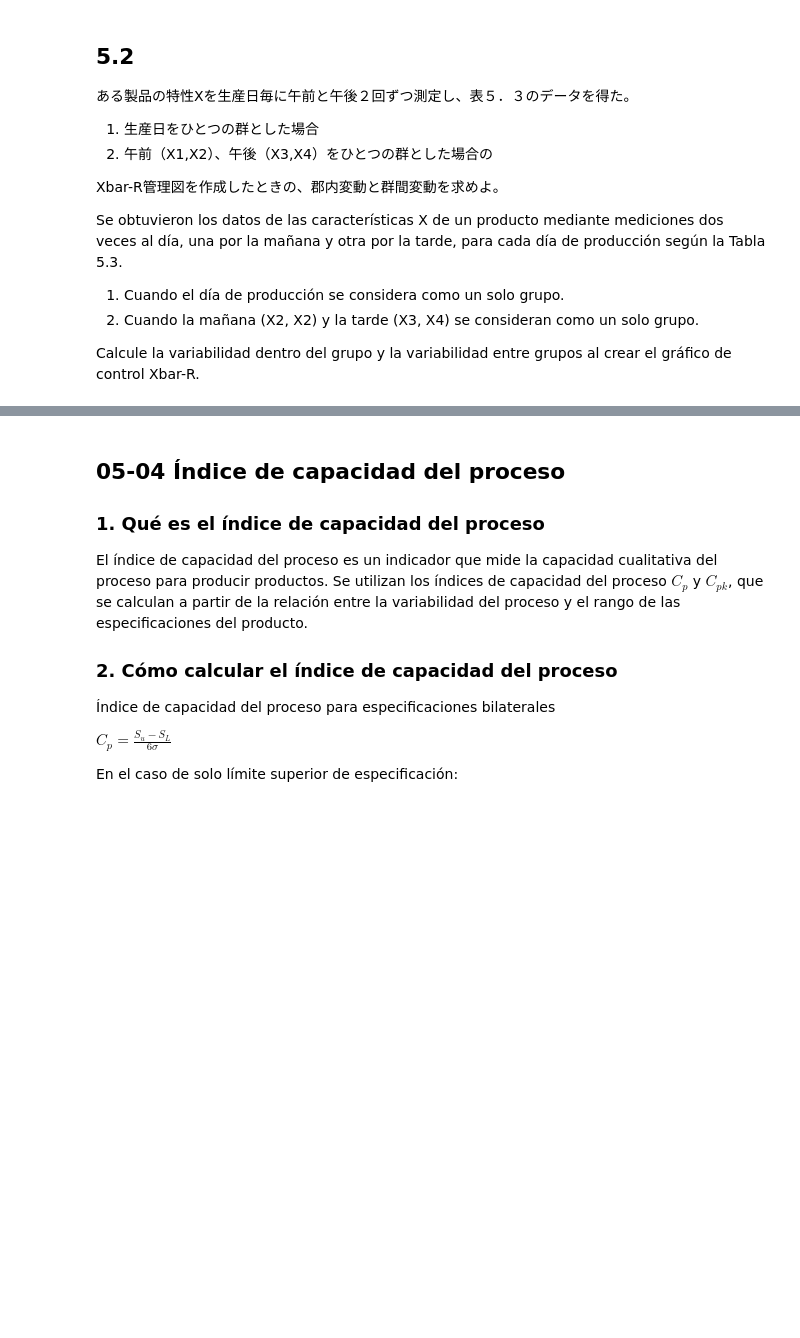
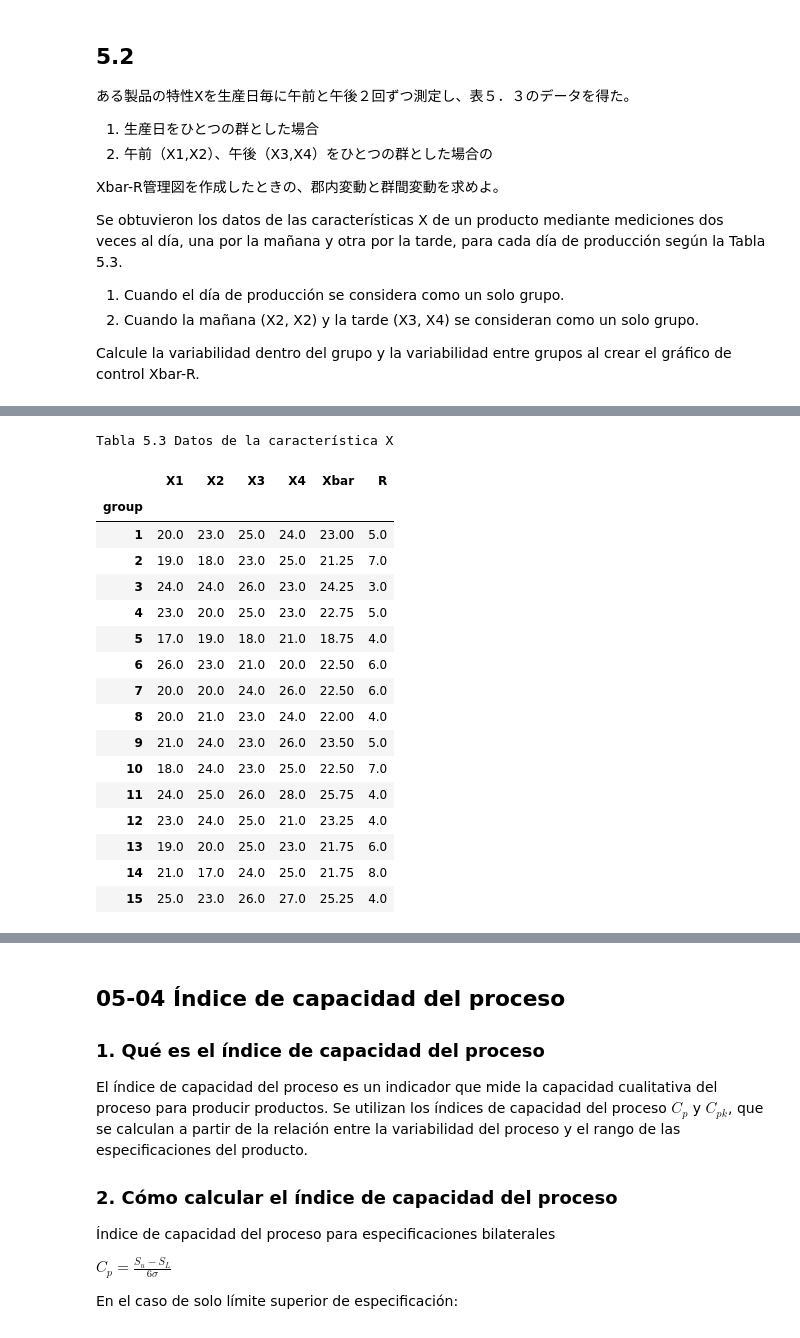
Before and after one commit to HiroshiATakano/QCKentei1, a Jupyter notebook: QCKentei1-5.ipynb, the cells around one changed output, grey strips where cells are left out. Saved outputs shown, nothing was run; the diff lists cells and outputs as text; code cells hidden in the pictures; blank space fills up the shorter version.

```diff
--- a/QCKentei1-5.ipynb
+++ b/QCKentei1-5.ipynb
@@ -204,2 +366,33 @@ Date
+# %%
+df2 = df.copy()
+
+df["group"] = range(1, len(df)+1)
+df.set_index("group", inplace=True)
+
+# Calcular la media (Xbar) y el rango (R)
+df["Xbar"] = df.mean(axis=1)
+df["R"] = df.max(axis=1) - df.min(axis=1)
+
+print("Tabla 5.3 Datos de la característica X")
+display(df)
+# %% [output]
+Tabla 5.3 Datos de la característica X
+|  | X1 | X2 | X3 | X4 | Xbar | R |
+| group |  |  |  |  |  |  |
+| 1 | 20.0 | 23.0 | 25.0 | 24.0 | 23.00 | 5.0 |
+| 2 | 19.0 | 18.0 | 23.0 | 25.0 | 21.25 | 7.0 |
+| 3 | 24.0 | 24.0 | 26.0 | 23.0 | 24.25 | 3.0 |
+| 4 | 23.0 | 20.0 | 25.0 | 23.0 | 22.75 | 5.0 |
+| 5 | 17.0 | 19.0 | 18.0 | 21.0 | 18.75 | 4.0 |
+| 6 | 26.0 | 23.0 | 21.0 | 20.0 | 22.50 | 6.0 |
+| 7 | 20.0 | 20.0 | 24.0 | 26.0 | 22.50 | 6.0 |
+| 8 | 20.0 | 21.0 | 23.0 | 24.0 | 22.00 | 4.0 |
+| 9 | 21.0 | 24.0 | 23.0 | 26.0 | 23.50 | 5.0 |
+| 10 | 18.0 | 24.0 | 23.0 | 25.0 | 22.50 | 7.0 |
+| 11 | 24.0 | 25.0 | 26.0 | 28.0 | 25.75 | 4.0 |
+| 12 | 23.0 | 24.0 | 25.0 | 21.0 | 23.25 | 4.0 |
+| 13 | 19.0 | 20.0 | 25.0 | 23.0 | 21.75 | 6.0 |
+| 14 | 21.0 | 17.0 | 24.0 | 25.0 | 21.75 | 8.0 |
+| 15 | 25.0 | 23.0 | 26.0 | 27.0 | 25.25 | 4.0 |
 # %%
 # En el caso de los constantes de control (n=4)
```
Also changed, not shown: parts of 28 cells of this notebook, 21 other files.
